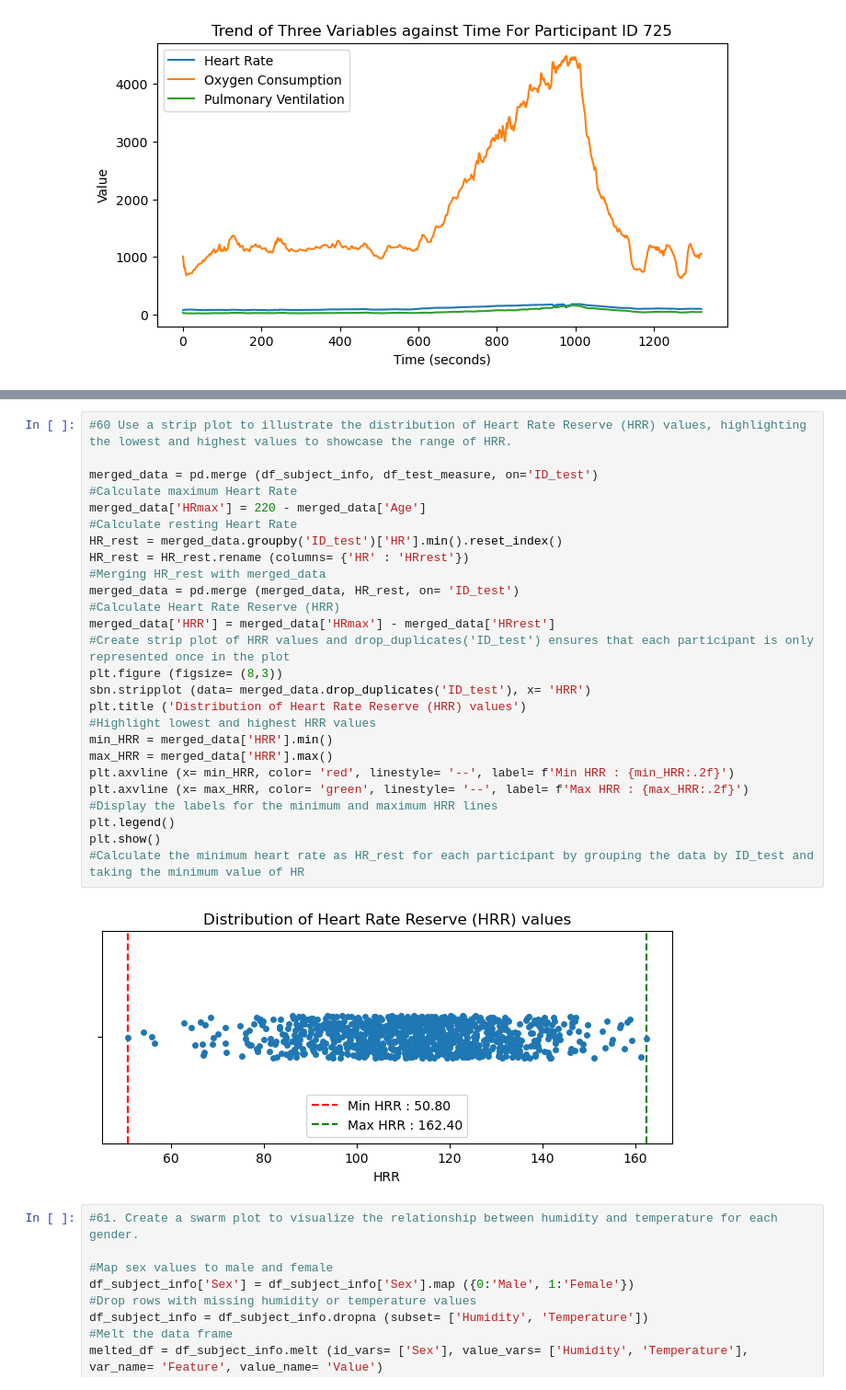
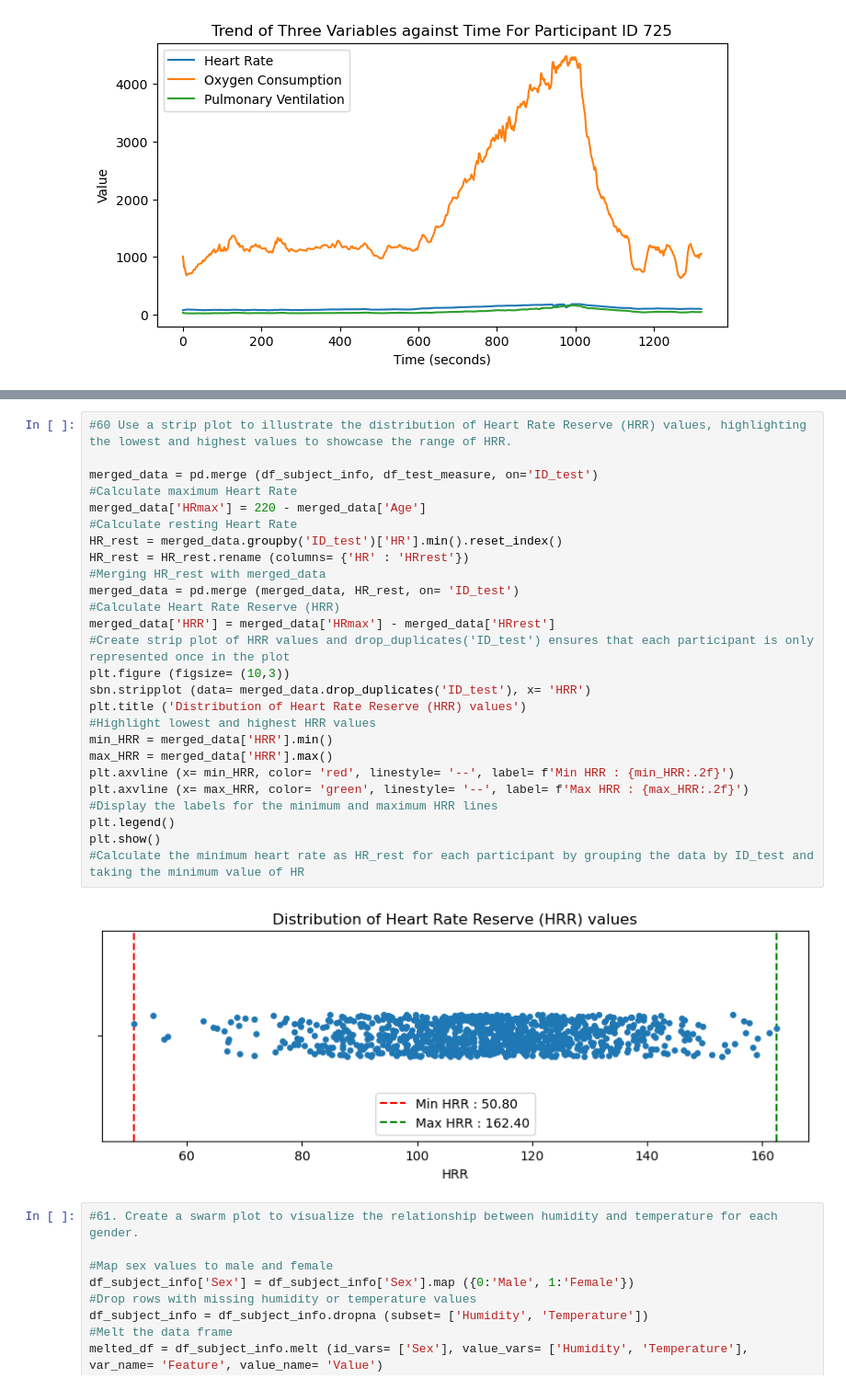
Before and after one commit to Chaithra-Git/Team7_LambdaLegends_PythonHackathon_APRIL25, a Jupyter notebook: jiji_49-64_Que.ipynb, the cells around one changed output, grey strips where cells are left out. Shown: that part at 92% size. Cells and saved outputs as stored; diff of their text form.

```diff
--- a/jiji_49-64_Que.ipynb
+++ b/jiji_49-64_Que.ipynb
@@ -230,31 +230,31 @@ final_chart
 # %%
 #60 Use a strip plot to illustrate the distribution of Heart Rate Reserve (HRR) values, highlighting the lowest and highest values to showcase the range of HRR.
 
 merged_data = pd.merge (df_subject_info, df_test_measure, on='ID_test')
 #Calculate maximum Heart Rate
 merged_data['HRmax'] = 220 - merged_data['Age']
 #Calculate resting Heart Rate
 HR_rest = merged_data.groupby('ID_test')['HR'].min().reset_index()
 HR_rest = HR_rest.rename (columns= {'HR' : 'HRrest'})
 #Merging HR_rest with merged_data
 merged_data = pd.merge (merged_data, HR_rest, on= 'ID_test')
 #Calculate Heart Rate Reserve (HRR)
 merged_data['HRR'] = merged_data['HRmax'] - merged_data['HRrest']
 #Create strip plot of HRR values and drop_duplicates('ID_test') ensures that each participant is only represented once in the plot
-plt.figure (figsize= (8,3))
+plt.figure (figsize= (10,3))
 sbn.stripplot (data= merged_data.drop_duplicates('ID_test'), x= 'HRR')
 plt.title ('Distribution of Heart Rate Reserve (HRR) values')
 #Highlight lowest and highest HRR values
 min_HRR = merged_data['HRR'].min()
 max_HRR = merged_data['HRR'].max()
 plt.axvline (x= min_HRR, color= 'red', linestyle= '--', label= f'Min HRR : {min_HRR:.2f}')
 plt.axvline (x= max_HRR, color= 'green', linestyle= '--', label= f'Max HRR : {max_HRR:.2f}')
 #Display the labels for the minimum and maximum HRR lines
 plt.legend()
 plt.show()
 #Calculate the minimum heart rate as HR_rest for each participant by grouping the data by ID_test and taking the minimum value of HR
 # %% [output]
-[figure, old version]
+[figure, new version]
 # %%
 #61. Create a swarm plot to visualize the relationship between humidity and temperature for each gender.
 
```
Also changed, not shown: parts of 1 cell of this notebook.
